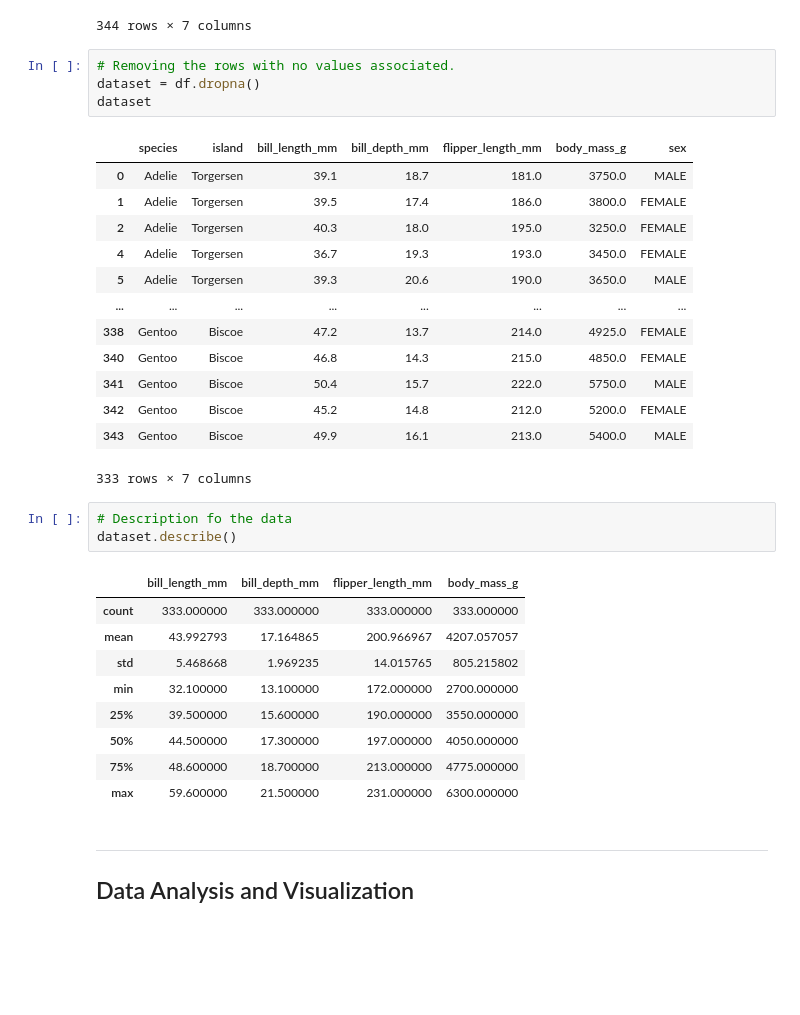
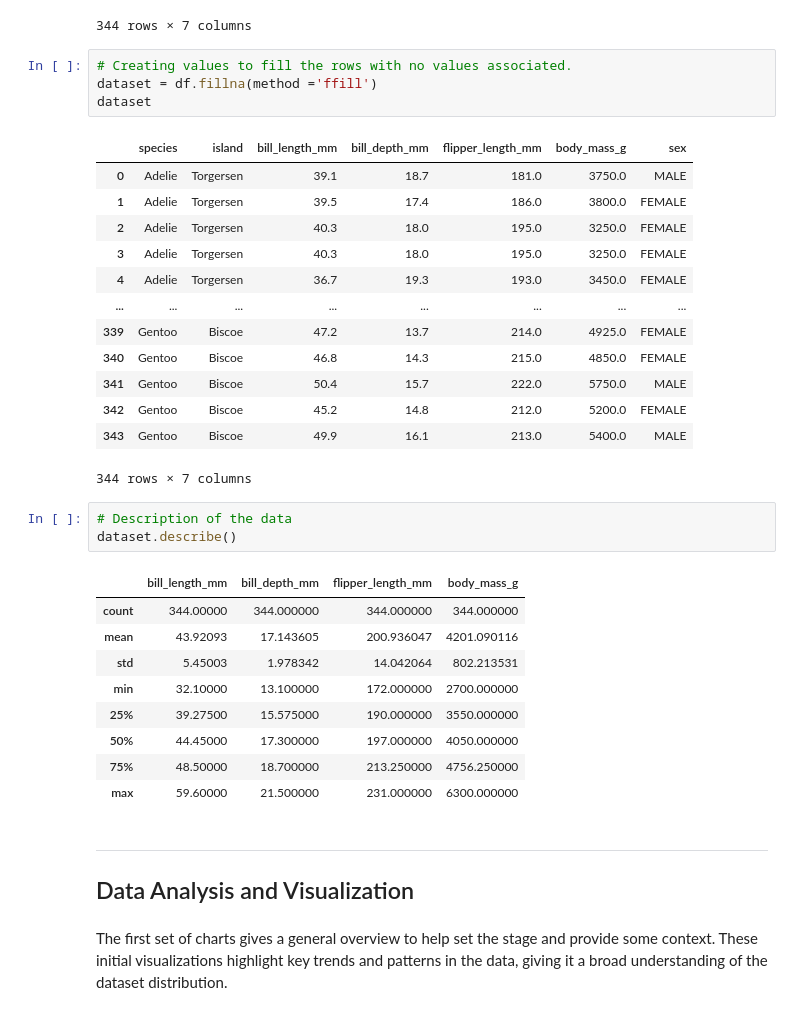
Before and after one commit to FabianeCancian/PDFA-project, a Jupyter notebook: project.ipynb, the cells around one changed output. Saved outputs shown, nothing was run; the diff lists cells and outputs as text; blank space fills up the shorter version.

```diff
--- a/project.ipynb
+++ b/project.ipynb
@@ -68,38 +68,40 @@ df
 | 343 | Gentoo | Biscoe | 49.9 | 16.1 | 213.0 | 5400.0 | MALE |
 344 rows × 7 columns
 # %%
-# Removing the rows with no values associated.
-dataset = df.dropna()
+# Creating values to fill the rows with no values associated.
+dataset = df.fillna(method ='ffill')
 dataset
 # %% [output]
 |  | species | island | bill_length_mm | bill_depth_mm | flipper_length_mm | body_mass_g | sex |
 | 0 | Adelie | Torgersen | 39.1 | 18.7 | 181.0 | 3750.0 | MALE |
 | 1 | Adelie | Torgersen | 39.5 | 17.4 | 186.0 | 3800.0 | FEMALE |
 | 2 | Adelie | Torgersen | 40.3 | 18.0 | 195.0 | 3250.0 | FEMALE |
+| 3 | Adelie | Torgersen | 40.3 | 18.0 | 195.0 | 3250.0 | FEMALE |
 | 4 | Adelie | Torgersen | 36.7 | 19.3 | 193.0 | 3450.0 | FEMALE |
-| 5 | Adelie | Torgersen | 39.3 | 20.6 | 190.0 | 3650.0 | MALE |
 | ... | ... | ... | ... | ... | ... | ... | ... |
-| 338 | Gentoo | Biscoe | 47.2 | 13.7 | 214.0 | 4925.0 | FEMALE |
+| 339 | Gentoo | Biscoe | 47.2 | 13.7 | 214.0 | 4925.0 | FEMALE |
 | 340 | Gentoo | Biscoe | 46.8 | 14.3 | 215.0 | 4850.0 | FEMALE |
 | 341 | Gentoo | Biscoe | 50.4 | 15.7 | 222.0 | 5750.0 | MALE |
 | 342 | Gentoo | Biscoe | 45.2 | 14.8 | 212.0 | 5200.0 | FEMALE |
 | 343 | Gentoo | Biscoe | 49.9 | 16.1 | 213.0 | 5400.0 | MALE |
-333 rows × 7 columns
+344 rows × 7 columns
 # %%
-# Description fo the data
+# Description of the data
 dataset.describe()
 # %% [output]
 |  | bill_length_mm | bill_depth_mm | flipper_length_mm | body_mass_g |
-| count | 333.000000 | 333.000000 | 333.000000 | 333.000000 |
-| mean | 43.992793 | 17.164865 | 200.966967 | 4207.057057 |
-| std | 5.468668 | 1.969235 | 14.015765 | 805.215802 |
-| min | 32.100000 | 13.100000 | 172.000000 | 2700.000000 |
-| 25% | 39.500000 | 15.600000 | 190.000000 | 3550.000000 |
-| 50% | 44.500000 | 17.300000 | 197.000000 | 4050.000000 |
-| 75% | 48.600000 | 18.700000 | 213.000000 | 4775.000000 |
-| max | 59.600000 | 21.500000 | 231.000000 | 6300.000000 |
+| count | 344.00000 | 344.000000 | 344.000000 | 344.000000 |
+| mean | 43.92093 | 17.143605 | 200.936047 | 4201.090116 |
+| std | 5.45003 | 1.978342 | 14.042064 | 802.213531 |
+| min | 32.10000 | 13.100000 | 172.000000 | 2700.000000 |
+| 25% | 39.27500 | 15.575000 | 190.000000 | 3550.000000 |
+| 50% | 44.45000 | 17.300000 | 197.000000 | 4050.000000 |
+| 75% | 48.50000 | 18.700000 | 213.250000 | 4756.250000 |
+| max | 59.60000 | 21.500000 | 231.000000 | 6300.000000 |
 # %% [markdown]
 ***
 
 ## Data Analysis and Visualization
+# %% [markdown]
+The first set of charts gives a general overview to help set the stage and provide some context. These initial visualizations highlight key trends and patterns in the data, giving it a broad understanding of the dataset distribution.
 # %%
```
Also changed, not shown: parts of 5 cells of this notebook, 1 other file.
